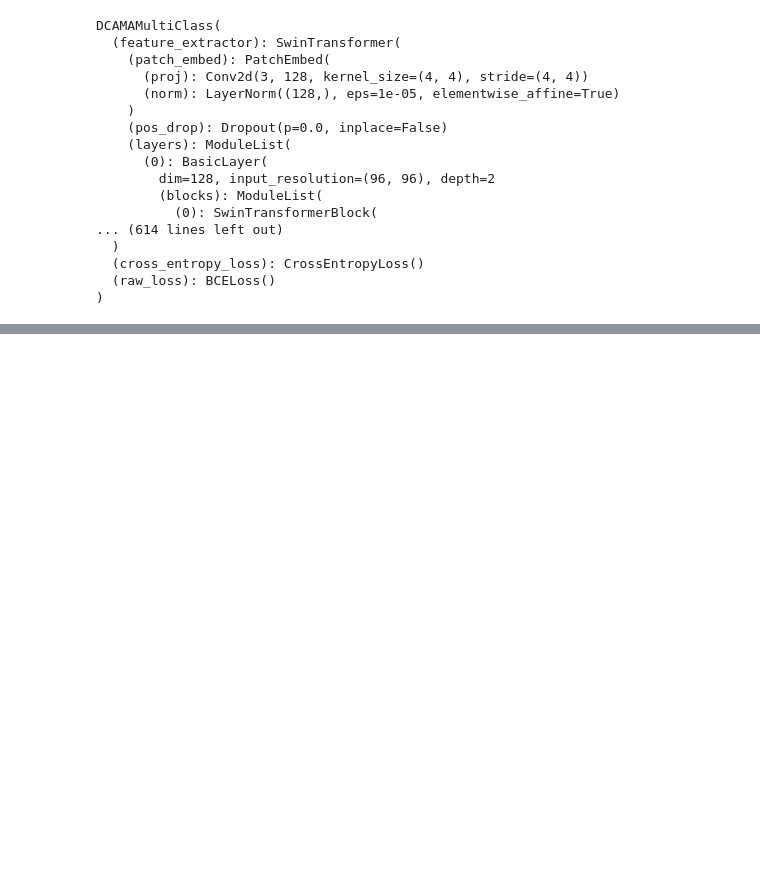
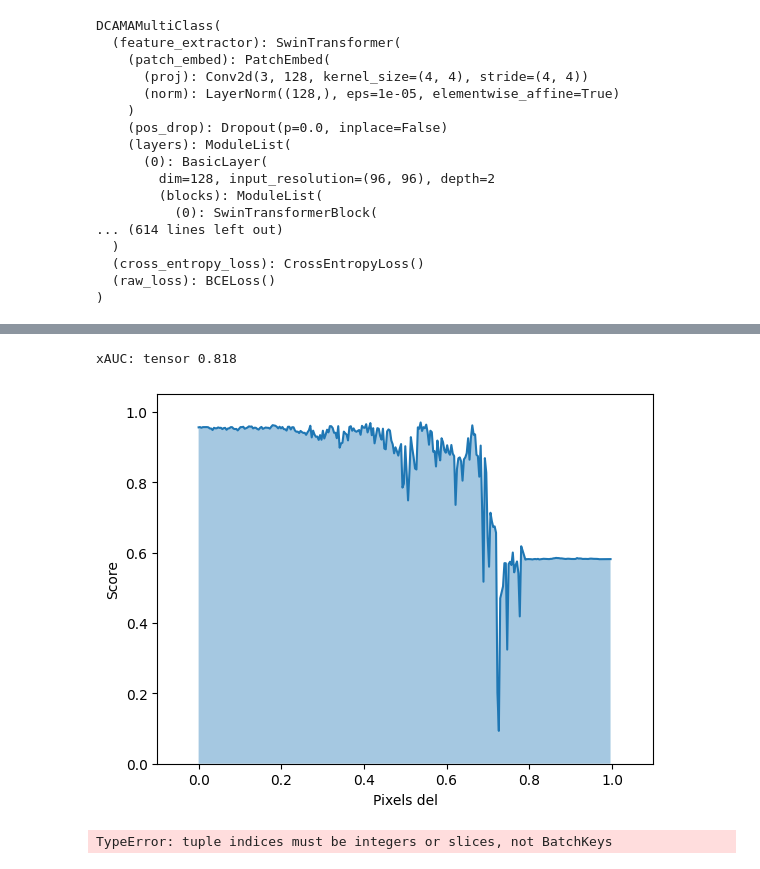
Before and after one commit to pasqualedem/AffinityExplainer, a Jupyter notebook: test.ipynb, the cells around one changed output, grey strips where cells are left out. Drawn from its saved outputs; the diff is of its cells as text; code cells hidden in the pictures; blank space fills up the shorter version.

```diff
--- a/test.ipynb
+++ b/test.ipynb
@@ -569,21 +571,42 @@ xAUC: tensor 0.956
+# %%
+mode = 'del'  # 'del' or 'ins'
+steps = 1000  # Number of pixels to change per step
+fssmetric = FSSCausalMetric(model, mode, steps, torch.zeros_like)
+
+xauc, scores = fssmetric.evaluate(input_dict, weighted_explanation, explanation_mask[1])
+batch_element = 0
+print('xAUC:', xauc)
+# Plot scores
+plt.plot(np.arange(scores.shape[0]) / scores.shape[0], scores[:, batch_element])
+plt.fill_between(np.arange(scores.shape[0]) / scores.shape[0], 0, scores[:, batch_element], alpha=0.4)
+plt.xlim(-0.1, 1.1)
+plt.ylim(0, 1.05)
+plt.xlabel(f'Pixels {mode}')
+plt.ylabel('Score')
+plt.show()
+# %% [output]
+xAUC: tensor 0.818
+[figure, added]
 # %%
-# for start, i, scores in fssmetric.evaluate_interactive(batch, explanation, explanation_mask):
-#     print('Step {}: {}'.format(i, scores))
-#     # display(start[BatchKeys.IMAGES][:, 1:].rgb)
-#     ylabel = 'Pixels inserted'
-#     plt.figure(figsize=(10, 5))
-#     plt.subplot(121)
-#     plt.title('{} {:.1f}%'.format(ylabel, 100 * i / fssmetric.n_steps))
-#     plt.axis('off')
+for start, i, scores in fssmetric.evaluate_interactive(batch, weighted_explanation, explanation_mask[1]):
+    print('Step {}: {}'.format(i, scores))
+    # display(start[BatchKeys.IMAGES][:, 1:].rgb)
+    ylabel = 'Pixels inserted'
+    plt.figure(figsize=(10, 5))
+    plt.subplot(121)
+    plt.title('{} {:.1f}%'.format(ylabel, 100 * i / fssmetric.n_steps))
+    plt.axis('off')
 
-#     plt.subplot(122)
-#     plt.plot(np.arange(i+1) / fssmetric.n_steps, scores[:i+1])
-#     plt.xlim(-0.1, 1.1)
-#     plt.ylim(0, 1.05)
-#     plt.fill_between(np.arange(i+1) / fssmetric.n_steps, 0, scores[0, :i+1], alpha=0.4)
-#     plt.xlabel(ylabel)
-#     plt.ylabel('Score')
-#     plt.show()
+    plt.subplot(122)
+    plt.plot(np.arange(i+1) / fssmetric.n_steps, scores[:i+1])
+    plt.xlim(-0.1, 1.1)
+    plt.ylim(0, 1.05)
+    plt.fill_between(np.arange(i+1) / fssmetric.n_steps, 0, scores[0, :i+1], alpha=0.4)
+    plt.xlabel(ylabel)
+    plt.ylabel('Score')
+    plt.show()
 
-#     time.sleep(2)
-#     clear_output(wait=True)
+    time.sleep(2)
+    clear_output(wait=True)
+# %% [output]
+TypeError: tuple indices must be integers or slices, not BatchKeys
```
Also changed, not shown: parts of 9 cells of this notebook, 14 other files.
